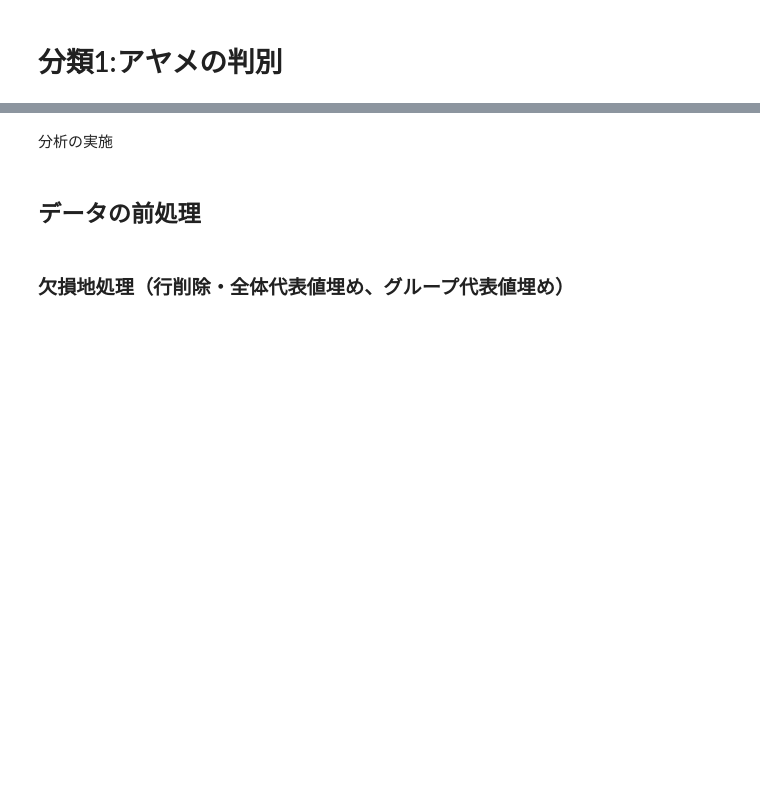
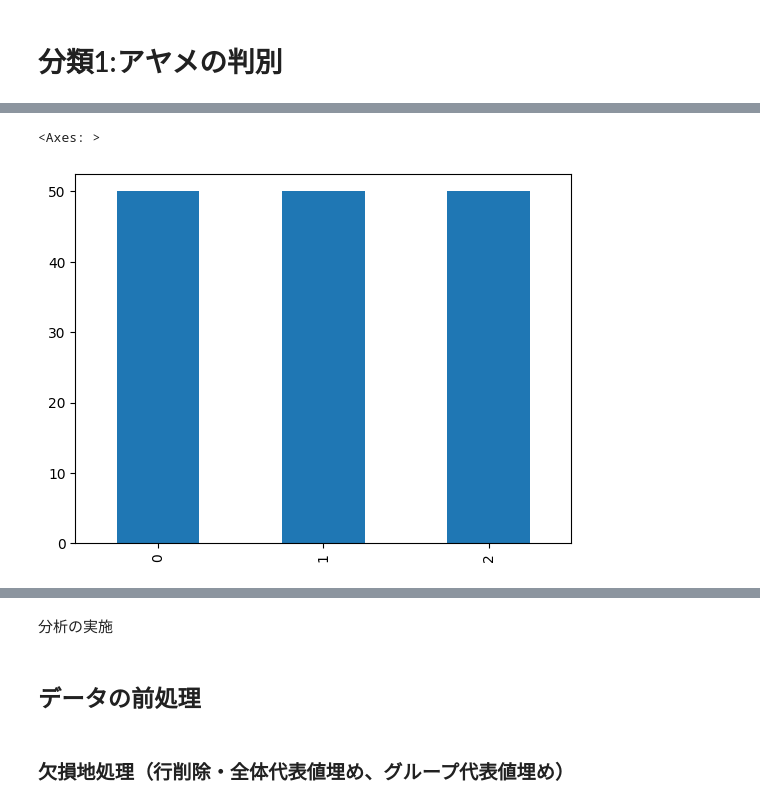
Before and after one commit to k2works/pragmatic-programing-exercise-2023, a Jupyter notebook: src/api/notebooks/chap09.ipynb, the cells around one changed output, grey strips where cells are left out. Drawn from its saved outputs; the diff is of its cells as text; code cells hidden in the pictures; blank space fills up the shorter version.

```diff
--- a/src/api/notebooks/chap09.ipynb
+++ b/src/api/notebooks/chap09.ipynb
@@ -13,0 +188,6 @@ path = os.path.dirname(os.path.abspath(__file__))
+# %%
+species.convert()
+species.plot()
+# %% [output]
+<Axes: >
+[figure, added]
```
Also changed, not shown: parts of 30 cells of this notebook, 1 other file.
